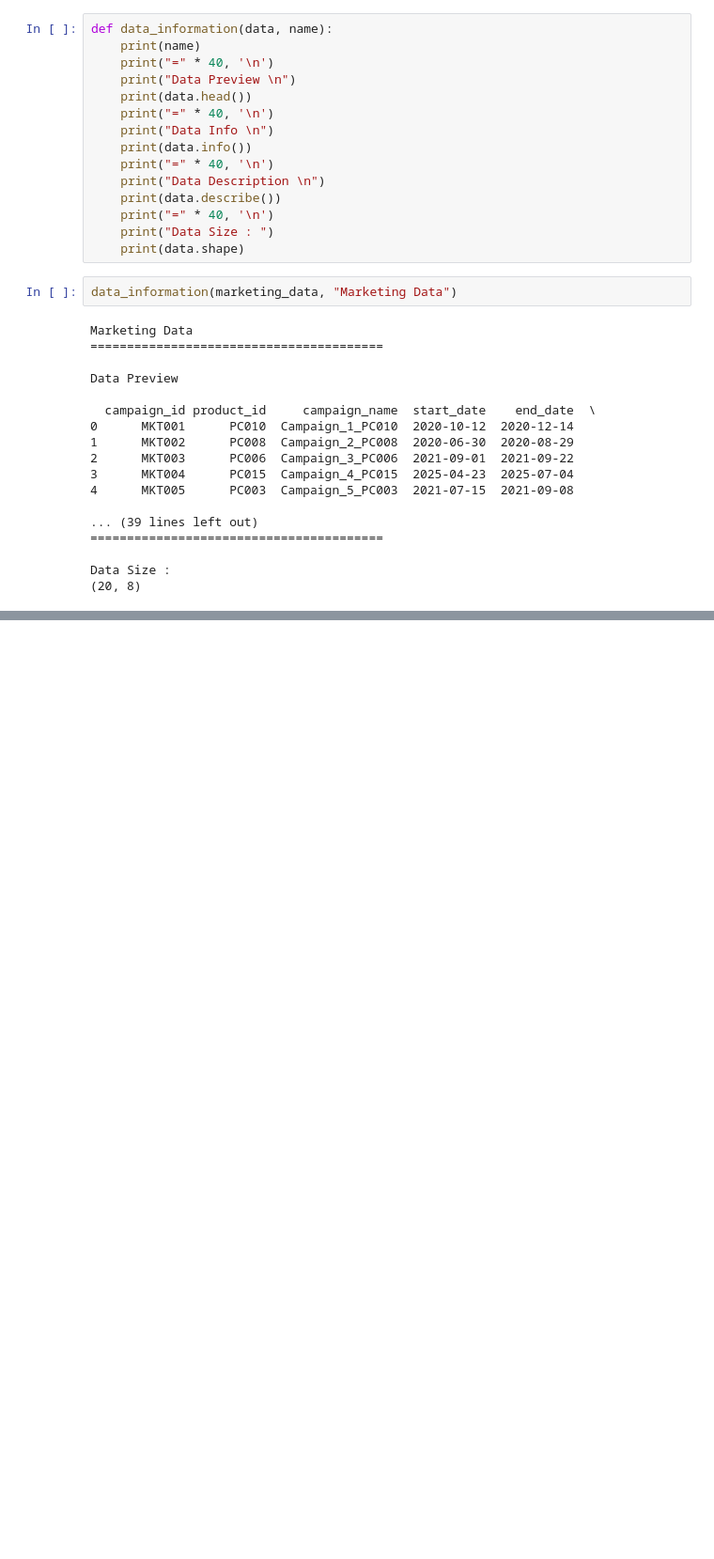
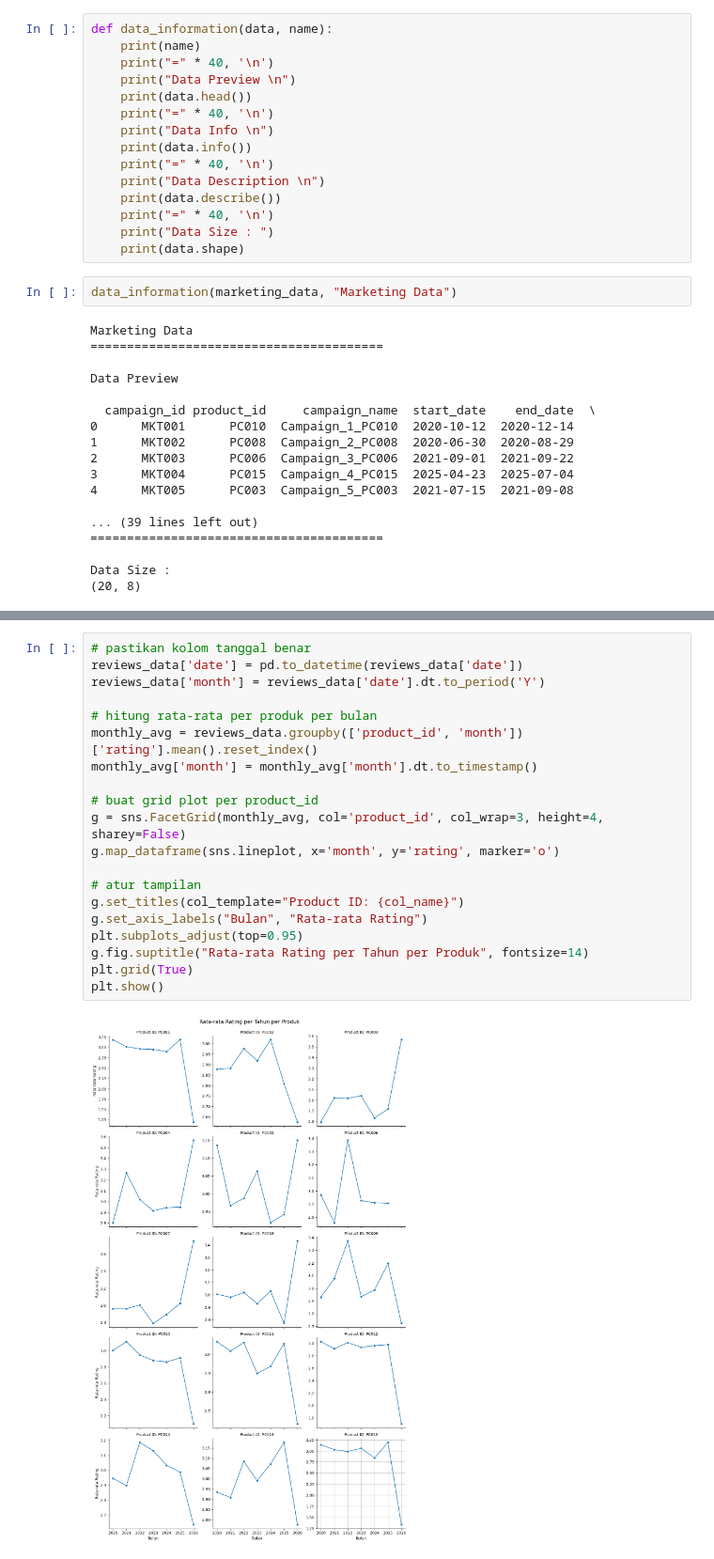
Before and after one commit to hawaricracker/DSC, a Jupyter notebook: Main.ipynb, the cells around one changed output, grey strips where cells are left out. Shown at 94% size. Saved outputs shown, nothing was run; the diff lists cells and outputs as text; blank space fills up the shorter version.

```diff
--- a/Main.ipynb
+++ b/Main.ipynb
@@ -63,0 +228,22 @@ Data Size :
+# %%
+# pastikan kolom tanggal benar
+reviews_data['date'] = pd.to_datetime(reviews_data['date'])
+reviews_data['month'] = reviews_data['date'].dt.to_period('Y')
+
+# hitung rata-rata per produk per bulan
+monthly_avg = reviews_data.groupby(['product_id', 'month'])['rating'].mean().reset_index()
+monthly_avg['month'] = monthly_avg['month'].dt.to_timestamp()
+
+# buat grid plot per product_id
+g = sns.FacetGrid(monthly_avg, col='product_id', col_wrap=3, height=4, sharey=False)
+g.map_dataframe(sns.lineplot, x='month', y='rating', marker='o')
+
+# atur tampilan
+g.set_titles(col_template="Product ID: {col_name}")
+g.set_axis_labels("Bulan", "Rata-rata Rating")
+plt.subplots_adjust(top=0.95)
+g.fig.suptitle("Rata-rata Rating per Tahun per Produk", fontsize=14)
+plt.grid(True)
+plt.show()
+# %% [output]
+[figure, added]
```
Also changed, not shown: parts of 7 cells of this notebook.
